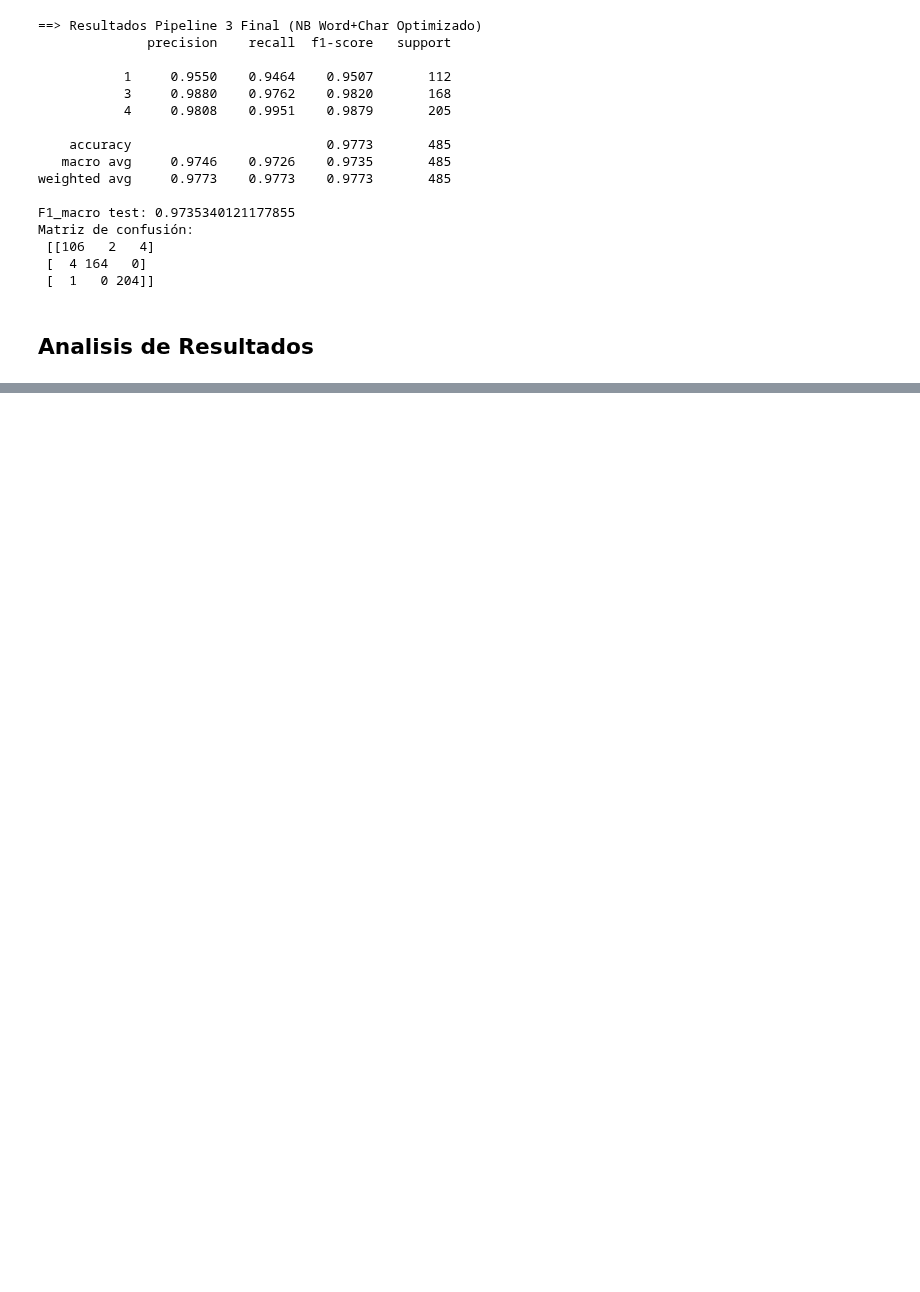
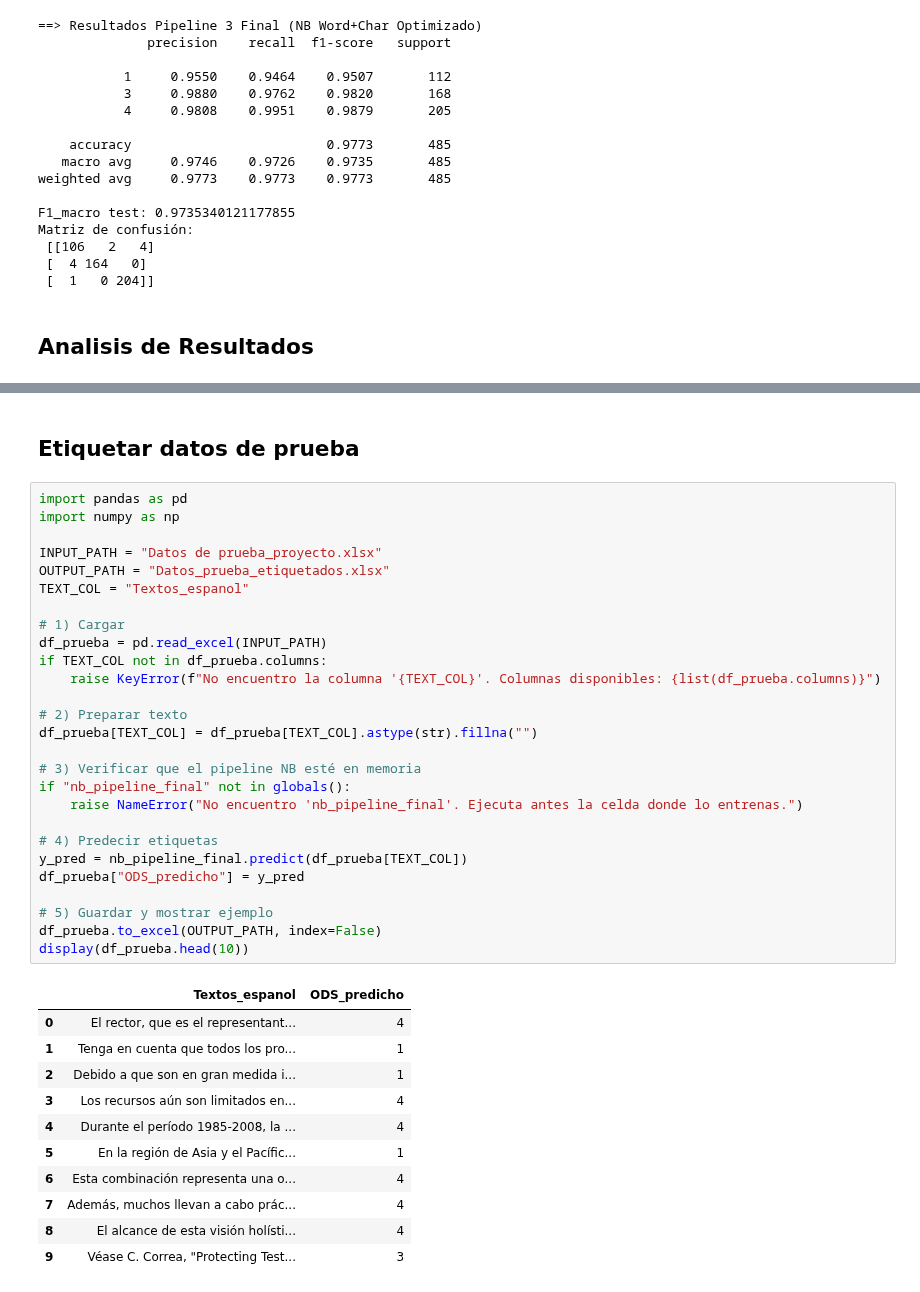
Before and after one commit to incarasa/proyecto1BI, a Jupyter notebook: Proyecto1.ipynb, the cells around one changed output, grey strips where cells are left out. Saved outputs shown, nothing was run; the diff lists cells and outputs as text; blank space fills up the shorter version.

Commit message:
notebook terminado y excel etiquetado

```diff
--- a/Proyecto1.ipynb
+++ b/Proyecto1.ipynb
@@ -746,0 +995,41 @@ Archivo Excel guardado con openpyxl: comparacion_modelos_LR_SVM_NB.xlsx
+# %% [markdown]
+## Etiquetar datos de prueba
+# %%
+import pandas as pd
+import numpy as np
+
+INPUT_PATH = "Datos de prueba_proyecto.xlsx"
+OUTPUT_PATH = "Datos_prueba_etiquetados.xlsx"
+TEXT_COL = "Textos_espanol"
+
+# 1) Cargar
+df_prueba = pd.read_excel(INPUT_PATH)
+if TEXT_COL not in df_prueba.columns:
+    raise KeyError(f"No encuentro la columna '{TEXT_COL}'. Columnas disponibles: {list(df_prueba.columns)}")
+
+# 2) Preparar texto
+df_prueba[TEXT_COL] = df_prueba[TEXT_COL].astype(str).fillna("")
+
+# 3) Verificar que el pipeline NB esté en memoria
+if "nb_pipeline_final" not in globals():
+    raise NameError("No encuentro 'nb_pipeline_final'. Ejecuta antes la celda donde lo entrenas.")
+
+# 4) Predecir etiquetas
+y_pred = nb_pipeline_final.predict(df_prueba[TEXT_COL])
+df_prueba["ODS_predicho"] = y_pred
+
+# 5) Guardar y mostrar ejemplo
+df_prueba.to_excel(OUTPUT_PATH, index=False)
+display(df_prueba.head(10))
+# %% [output]
+|  | Textos_espanol | ODS_predicho |
+| 0 | El rector, que es el representant... | 4 |
+| 1 | Tenga en cuenta que todos los pro... | 1 |
+| 2 | Debido a que son en gran medida i... | 1 |
+| 3 | Los recursos aún son limitados en... | 4 |
+| 4 | Durante el período 1985-2008, la ... | 4 |
+| 5 | En la región de Asia y el Pacífic... | 1 |
+| 6 | Esta combinación representa una o... | 4 |
+| 7 | Además, muchos llevan a cabo prác... | 4 |
+| 8 | El alcance de esta visión holísti... | 4 |
+| 9 | Véase C. Correa, "Protecting Test... | 3 |
```
Also changed, not shown: parts of 26 cells of this notebook, 2 other files.
